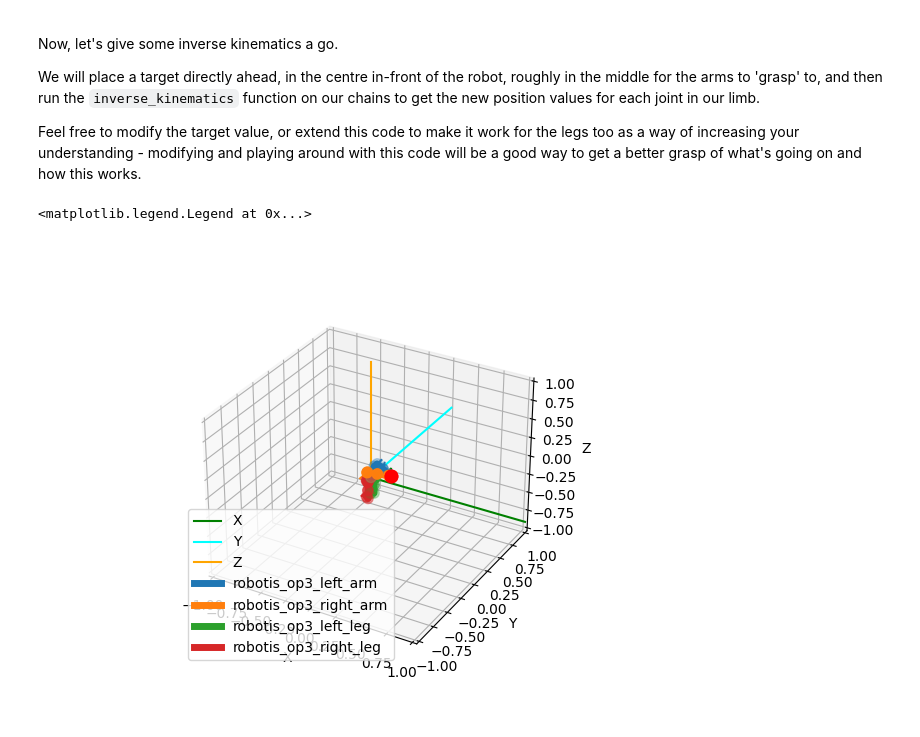
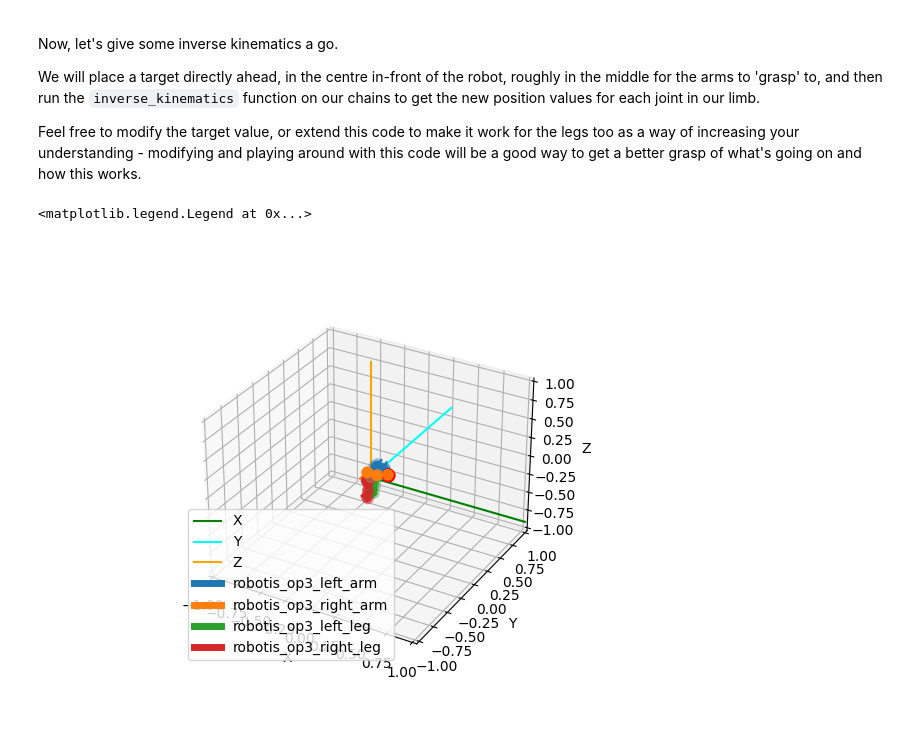
Before and after one commit to Phylliade/ikpy, a Jupyter notebook: tutorials/Precreated chain - Robotis OP3.ipynb, the cells around one changed output. Saved outputs shown, nothing was run; the diff lists cells and outputs as text; code cells hidden in the pictures.

Commit message:
Correct issue with target values being hard-coded, rectify by passing target variable. Adjust target location to demonstrate elbow bend.

```diff
--- a/tutorials/Precreated chain - Robotis OP3.ipynb
+++ b/tutorials/Precreated chain - Robotis OP3.ipynb
@@ -69,22 +69,22 @@ Feel free to modify the target value, or extend this code to make it work for th
 # %%
 fig, ax = plot.init_3d_figure();
 
 # Place a target directly in front of the robot, roughly in the centre
-target = [0.2, 0, 0.1]
+target = [0.17, 0, 0.1]
 
 # Carry out the inverse kinematics
-ik_left_arm = robotis_op3_left_arm_chain.inverse_kinematics([0.2, 0, 0.1])
+ik_left_arm = robotis_op3_left_arm_chain.inverse_kinematics(target)
 # Plot to show the result (and prove success!)
 robotis_op3_left_arm_chain.plot(ik_left_arm, ax, target=target)
 
-ik_right_arm = robotis_op3_right_arm_chain.inverse_kinematics([0.2, 0, 0.1])
+ik_right_arm = robotis_op3_right_arm_chain.inverse_kinematics(target)
 robotis_op3_right_arm_chain.plot(ik_right_arm, ax, target=target)
 
 robotis_op3_left_leg_chain.plot([0] * (len(robotis_op3_left_leg_chain)), ax)
 robotis_op3_right_leg_chain.plot([0] * (len(robotis_op3_right_leg_chain)), ax)
 
 # Comment out if the graph's key gets in the way.
 ax.legend()
 # %% [output]
 <matplotlib.legend.Legend at 0x...>
-[figure, old version]
+[figure, new version]
```
Also changed, not shown: parts of 2 cells of this notebook.
